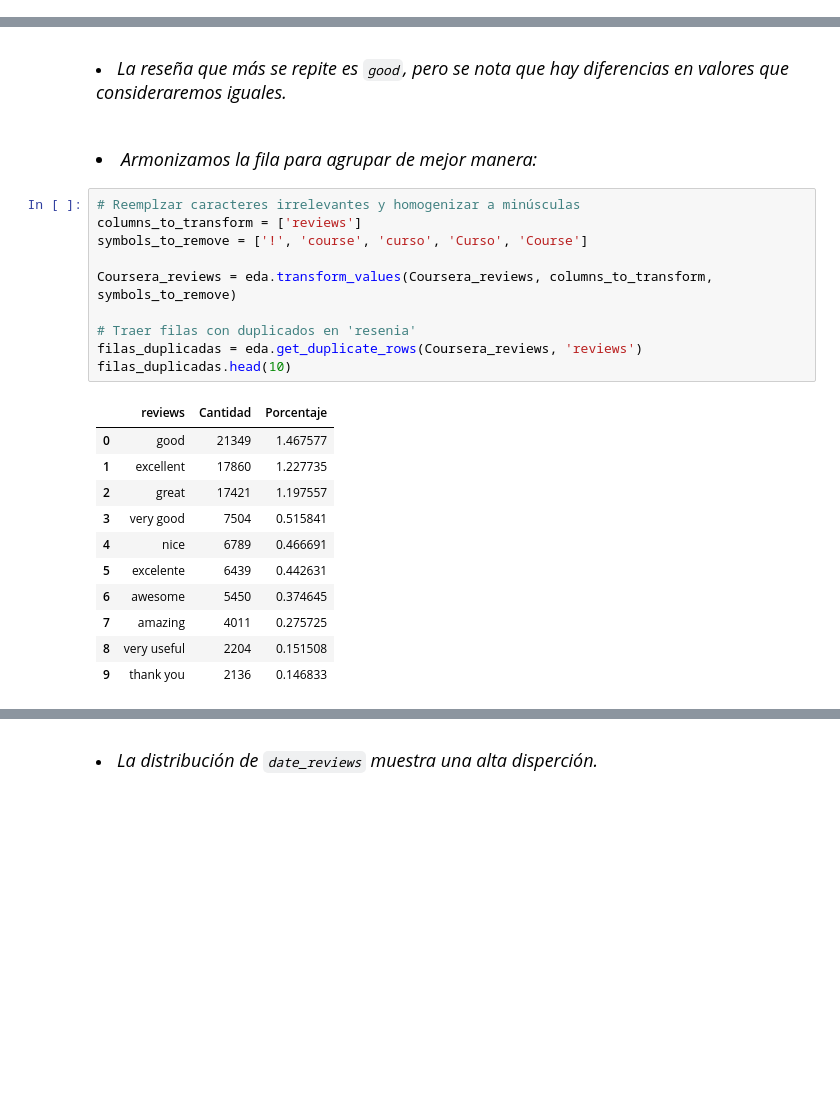
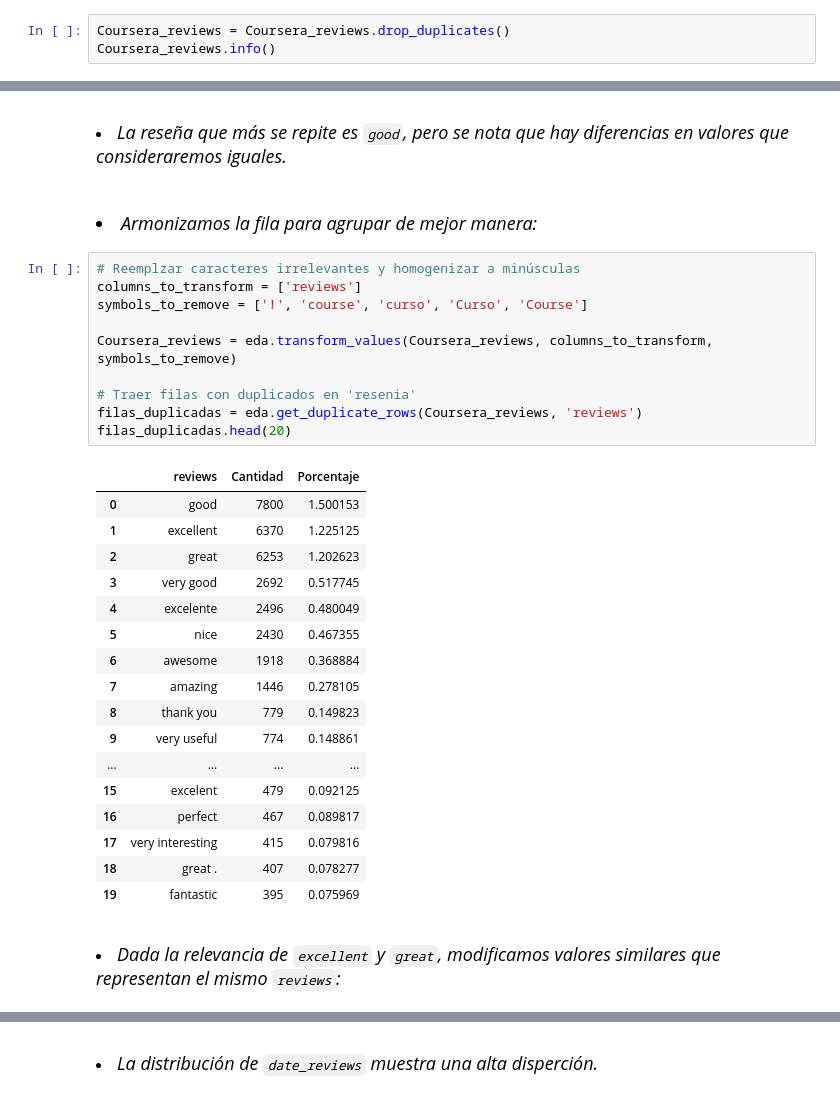
Before and after one commit to fran-as/MOOCs_BA, a Jupyter notebook: EDA_Coursera_reviews.ipynb, the cells around one changed output, grey strips where cells are left out. Cells and saved outputs as stored; diff of their text form; blank space fills up the shorter version.

```diff
--- a/EDA_Coursera_reviews.ipynb
+++ b/EDA_Coursera_reviews.ipynb
@@ -490,0 +517,3 @@ memory usage: 55.5+ MB
+# %%
+Coursera_reviews = Coursera_reviews.drop_duplicates()
+Coursera_reviews.info()
@@ -615,22 +638,30 @@ filas_duplicadas.head(10)
 # %%
 # Reemplzar caracteres irrelevantes y homogenizar a minúsculas
 columns_to_transform = ['reviews']
 symbols_to_remove = ['!', 'course', 'curso', 'Curso', 'Course']
 
 Coursera_reviews = eda.transform_values(Coursera_reviews, columns_to_transform, symbols_to_remove)
 
 # Traer filas con duplicados en 'resenia'
 filas_duplicadas = eda.get_duplicate_rows(Coursera_reviews, 'reviews')
-filas_duplicadas.head(10)
+filas_duplicadas.head(20)
 # %% [output]
 |  | reviews | Cantidad | Porcentaje |
-| 0 | good | 21349 | 1.467577 |
-| 1 | excellent | 17860 | 1.227735 |
-| 2 | great | 17421 | 1.197557 |
-| 3 | very good | 7504 | 0.515841 |
-| 4 | nice | 6789 | 0.466691 |
-| 5 | excelente | 6439 | 0.442631 |
-| 6 | awesome | 5450 | 0.374645 |
-| 7 | amazing | 4011 | 0.275725 |
-| 8 | very useful | 2204 | 0.151508 |
-| 9 | thank you | 2136 | 0.146833 |
+| 0 | good | 7800 | 1.500153 |
+| 1 | excellent | 6370 | 1.225125 |
+| 2 | great | 6253 | 1.202623 |
+| 3 | very good | 2692 | 0.517745 |
+| 4 | excelente | 2496 | 0.480049 |
+| 5 | nice | 2430 | 0.467355 |
+| 6 | awesome | 1918 | 0.368884 |
+| 7 | amazing | 1446 | 0.278105 |
+| 8 | thank you | 779 | 0.149823 |
+| 9 | very useful | 774 | 0.148861 |
+| ... | ... | ... | ... |
+| 15 | excelent | 479 | 0.092125 |
+| 16 | perfect | 467 | 0.089817 |
+| 17 | very interesting | 415 | 0.079816 |
+| 18 | great . | 407 | 0.078277 |
+| 19 | fantastic | 395 | 0.075969 |
+# %% [markdown]
+<font size="4"><li><left><i>Dada la relevancia de `excellent` y `great`, modificamos valores similares que representan el mismo `reviews`:</i></left></font>
```
Also changed, not shown: parts of 20 cells of this notebook, 7 other files.
